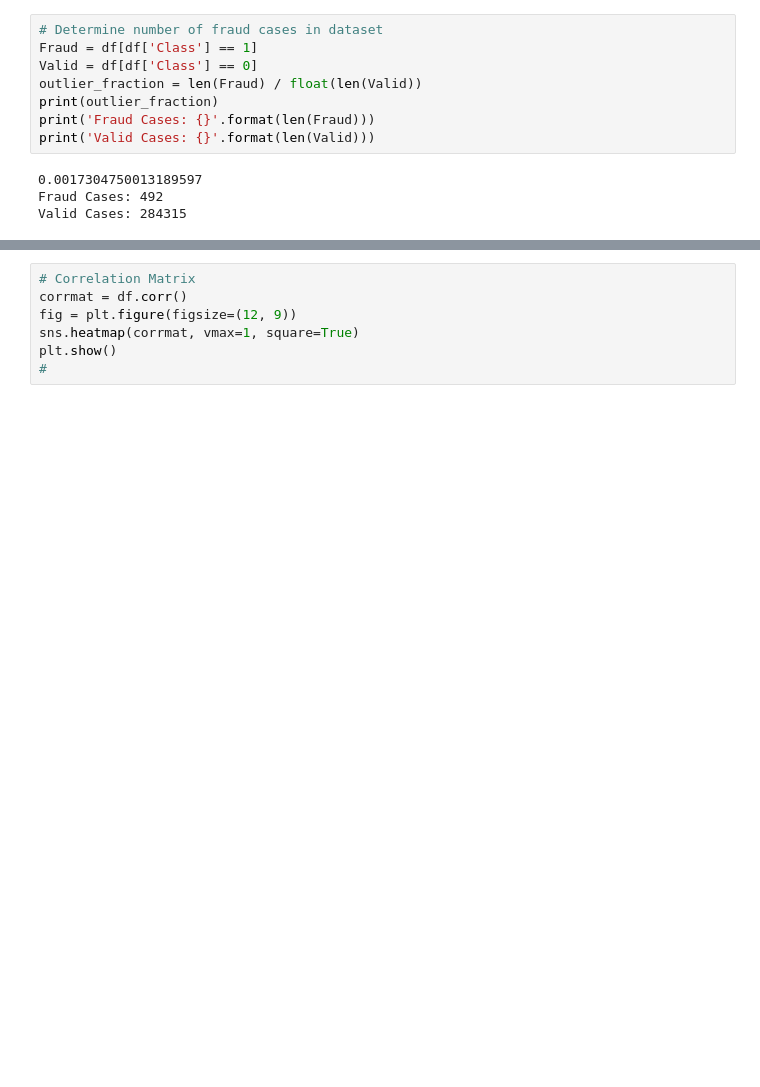
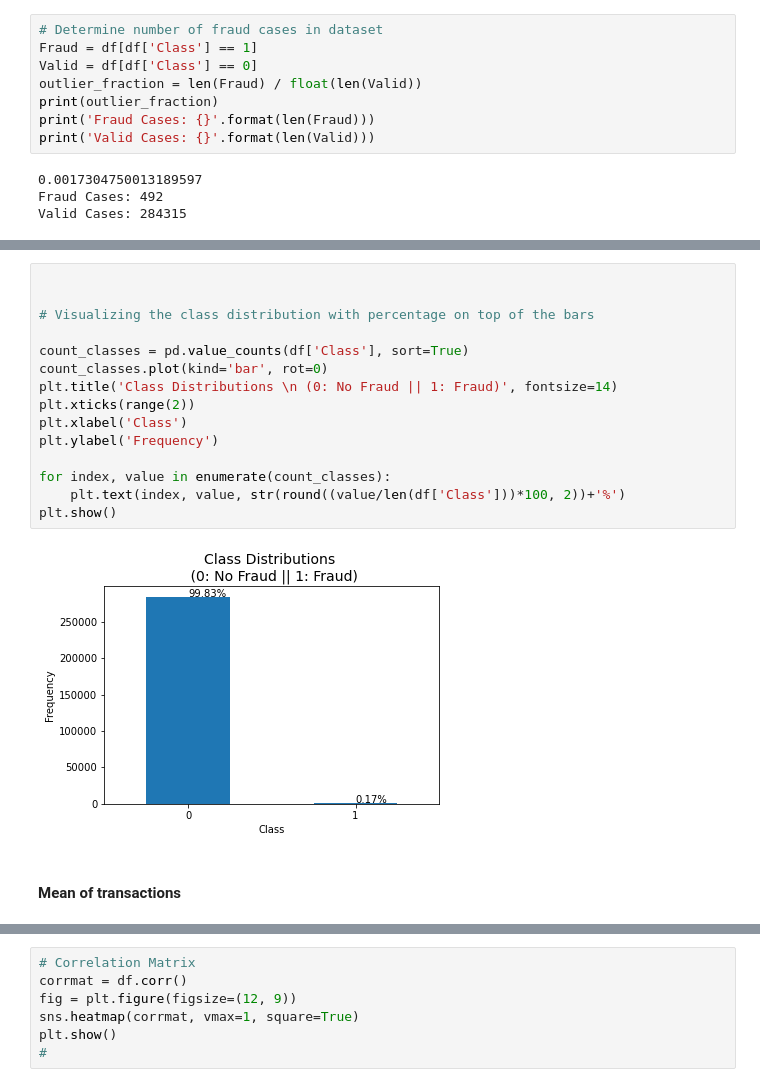
Before and after one commit to leobt23/Applications_DSE, a Jupyter notebook: code/data_exploration.ipynb, the cells around one changed output, grey strips where cells are left out. Drawn from its saved outputs; the diff is of its cells as text; blank space fills up the shorter version.

```diff
--- a/code/data_exploration.ipynb
+++ b/code/data_exploration.ipynb
@@ -43,0 +75,19 @@ Valid Cases: 284315
+# %%
+
+
+# Visualizing the class distribution with percentage on top of the bars
+
+count_classes = pd.value_counts(df['Class'], sort=True)
+count_classes.plot(kind='bar', rot=0)
+plt.title('Class Distributions \n (0: No Fraud || 1: Fraud)', fontsize=14)
+plt.xticks(range(2))
+plt.xlabel('Class')
+plt.ylabel('Frequency')
+
+for index, value in enumerate(count_classes):
+    plt.text(index, value, str(round((value/len(df['Class']))*100, 2))+'%')
+plt.show()
+# %% [output]
+[figure, added]
+# %% [markdown]
+#### Mean of transactions
```
Also changed, not shown: parts of 13 cells of this notebook, 8 other files.
